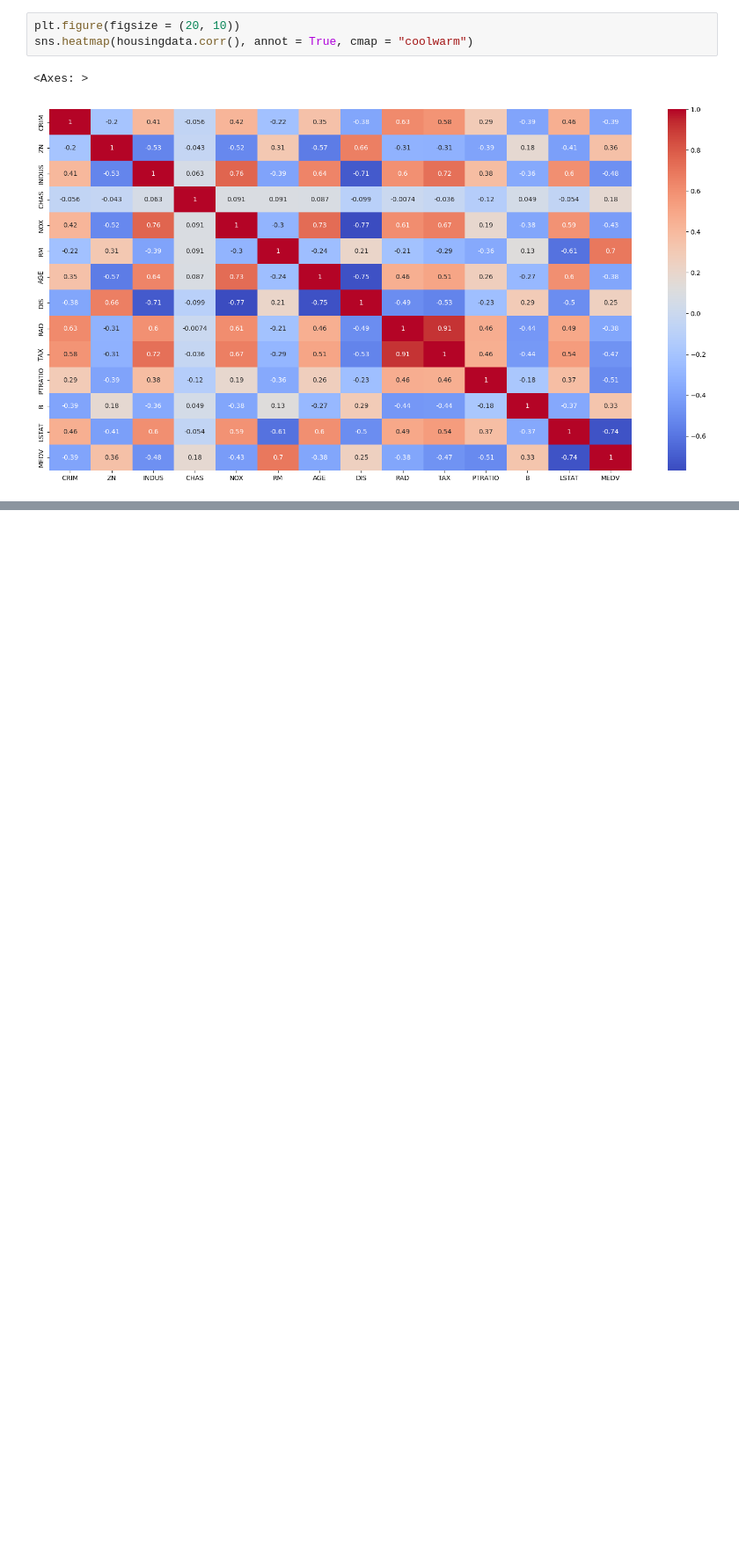
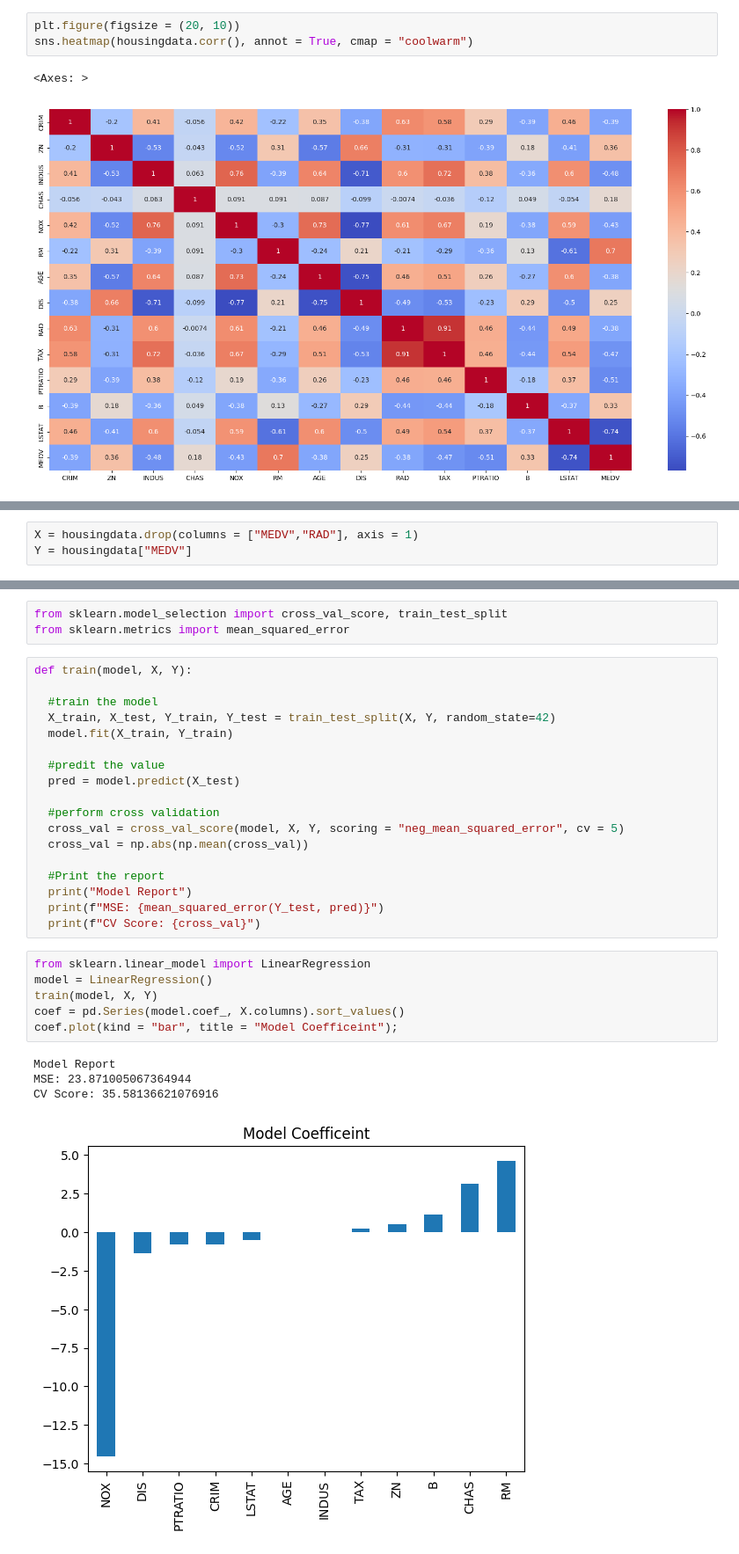
Before and after one commit to Apoorvaa-Singh/Predictive-Analytics, a Jupyter notebook: 02.2-RegressionProject-BostonHousingPricePrediction.ipynb, the cells around one changed output, grey strips where cells are left out. Shown at 88% size. Cells and saved outputs as stored; diff of their text form; blank space fills up the shorter version.

```diff
--- a/02.2-RegressionProject-BostonHousingPricePrediction.ipynb
+++ b/02.2-RegressionProject-BostonHousingPricePrediction.ipynb
@@ -227,0 +247,3 @@ sns.heatmap(housingdata.corr(), annot = True, cmap = "coolwarm")
+# %%
+X = housingdata.drop(columns = ["MEDV","RAD"], axis = 1)
+Y = housingdata["MEDV"]
@@ -227,0 +252,32 @@ sns.heatmap(housingdata.corr(), annot = True, cmap = "coolwarm")
+# %%
+from sklearn.model_selection import cross_val_score, train_test_split
+from sklearn.metrics import mean_squared_error
+# %%
+def train(model, X, Y):
+
+  #train the model
+  X_train, X_test, Y_train, Y_test = train_test_split(X, Y, random_state=42)
+  model.fit(X_train, Y_train)
+
+  #predit the value
+  pred = model.predict(X_test)
+
+  #perform cross validation
+  cross_val = cross_val_score(model, X, Y, scoring = "neg_mean_squared_error", cv = 5)
+  cross_val = np.abs(np.mean(cross_val))
+
+  #Print the report
+  print("Model Report")
+  print(f"MSE: {mean_squared_error(Y_test, pred)}")
+  print(f"CV Score: {cross_val}")
+# %%
+from sklearn.linear_model import LinearRegression
+model = LinearRegression()
+train(model, X, Y)
+coef = pd.Series(model.coef_, X.columns).sort_values()
+coef.plot(kind = "bar", title = "Model Coefficeint");
+# %% [output]
+Model Report
+MSE: 23.871005067364944
+CV Score: 35.58136621076916
+[figure, added]
```
Also changed, not shown: parts of 9 cells of this notebook.
